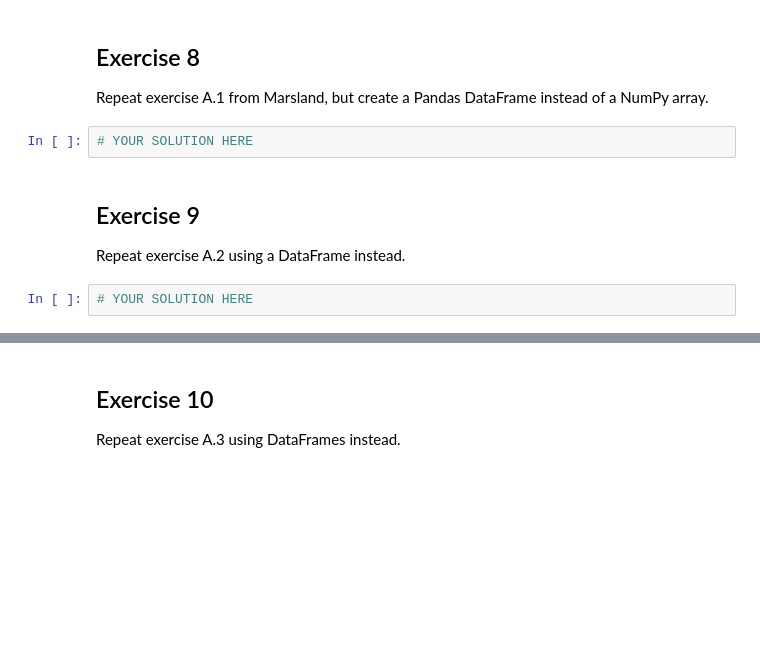
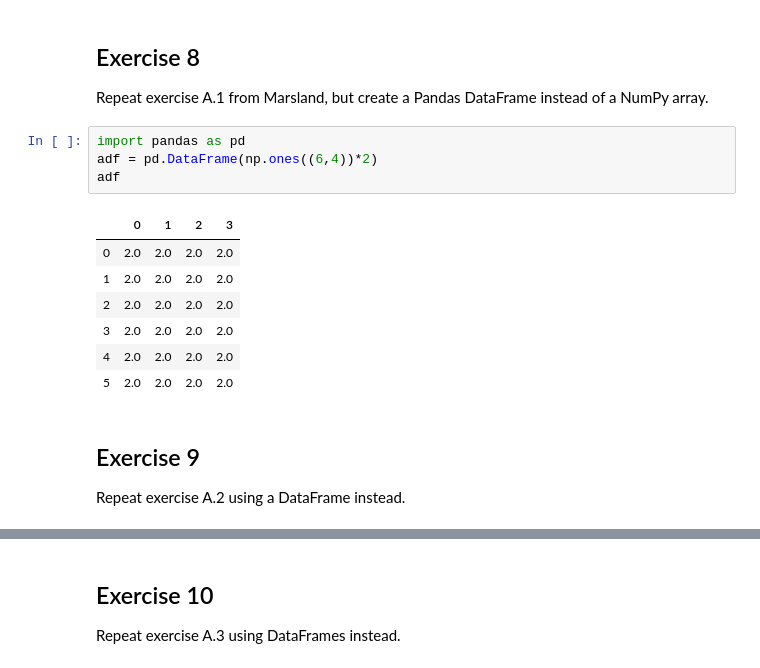
Before and after one commit to 2019-winter/lab-1-lindseyhenry, a Jupyter notebook: labs/Lab 1 - Python and NumPy.ipynb, the cells around one changed output, grey strips where cells are left out. Cells and saved outputs as stored; diff of their text form; blank space fills up the shorter version.

Commit message:
Finished pandas excersizes

```diff
--- a/labs/Lab 1 - Python and NumPy.ipynb
+++ b/labs/Lab 1 - Python and NumPy.ipynb
@@ -124,10 +130,18 @@ While the Marsland book avoids using another popular package called Pandas, we w
 # %% [markdown]
 ## Exercise 8
 Repeat exercise A.1 from Marsland, but create a Pandas DataFrame instead of a NumPy array.
-# %%
-# YOUR SOLUTION HERE
+# %%
+import pandas as pd
+adf = pd.DataFrame(np.ones((6,4))*2)
+adf
+# %% [output]
+|  | 0 | 1 | 2 | 3 |
+| 0 | 2.0 | 2.0 | 2.0 | 2.0 |
+| 1 | 2.0 | 2.0 | 2.0 | 2.0 |
+| 2 | 2.0 | 2.0 | 2.0 | 2.0 |
+| 3 | 2.0 | 2.0 | 2.0 | 2.0 |
+| 4 | 2.0 | 2.0 | 2.0 | 2.0 |
+| 5 | 2.0 | 2.0 | 2.0 | 2.0 |
 # %% [markdown]
 ## Exercise 9
 Repeat exercise A.2 using a DataFrame instead.
-# %%
-# YOUR SOLUTION HERE
```
Also changed, not shown: parts of 18 cells of this notebook, 1 other file.
